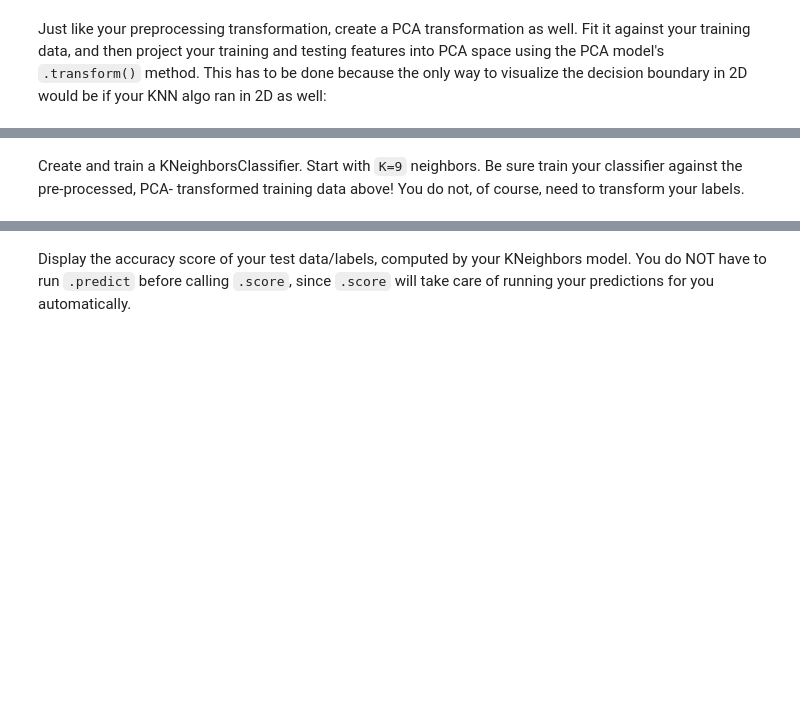
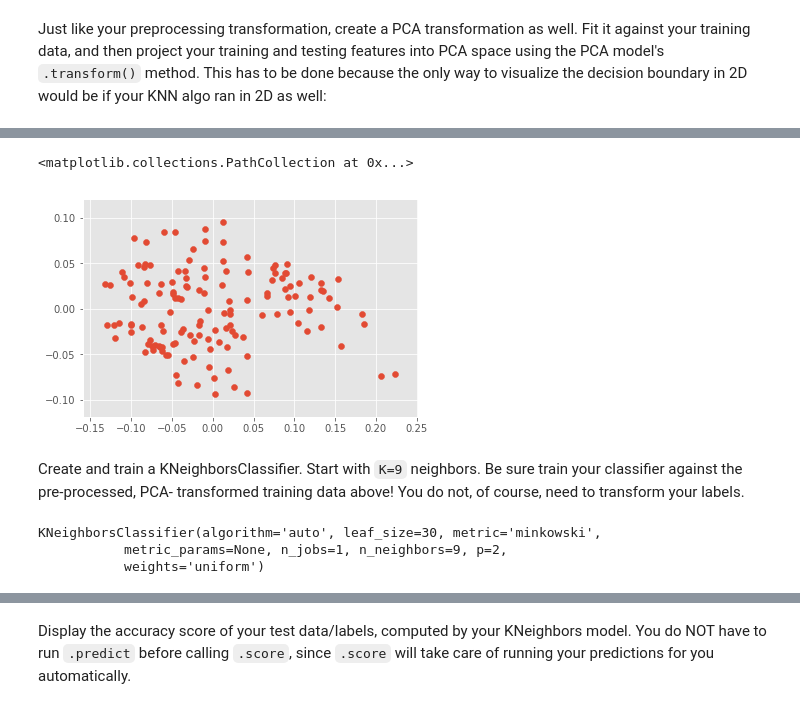
Before and after one commit to sandertan/DAT210x, a Jupyter notebook: Module5/Module5 - Lab5.ipynb, the cells around one changed output, grey strips where cells are left out. Cells and saved outputs as stored; diff of their text form; code cells hidden in the pictures; blank space fills up the shorter version.

```diff
--- a/Module5/Module5 - Lab5.ipynb
+++ b/Module5/Module5 - Lab5.ipynb
@@ -127,0 +244,8 @@ Just like your preprocessing transformation, create a PCA transformation as well
+# %%
+pca_model = PCA(n_components=2, svd_solver='randomized', random_state=7)
+pca_model.fit(T_train)
+P_train = pca_model.transform(T_train)
+P_test= pca_model.transform(T_test)
+
+
+P_train[0:10]
@@ -128,2 +263,7 @@ Just like your preprocessing transformation, create a PCA transformation as well
+# %%
+plt.scatter(pd.DataFrame(P_train)[0], pd.DataFrame(P_train)[1])
+# %% [output]
+<matplotlib.collections.PathCollection at 0x...>
+[figure, added]
 # %% [markdown]
 Create and train a KNeighborsClassifier. Start with `K=9` neighbors. Be sure train your classifier against the pre-processed, PCA- transformed training data above! You do not, of course, need to transform your labels.
@@ -132,3 +270,10 @@ Create and train a KNeighborsClassifier. Start with `K=9` neighbors. Be sure tra
+# %%
+knn = KNeighborsClassifier(n_neighbors=9)
+knn.fit(P_train, y_train)
+# %% [output]
+KNeighborsClassifier(algorithm='auto', leaf_size=30, metric='minkowski',
+           metric_params=None, n_jobs=1, n_neighbors=9, p=2,
+           weights='uniform')
 # %%
 # I hope your KNeighbors classifier model from earlier was named 'knn'
 # If not, adjust the following line:
```
Also changed, not shown: parts of 22 cells of this notebook, 1 other file.
